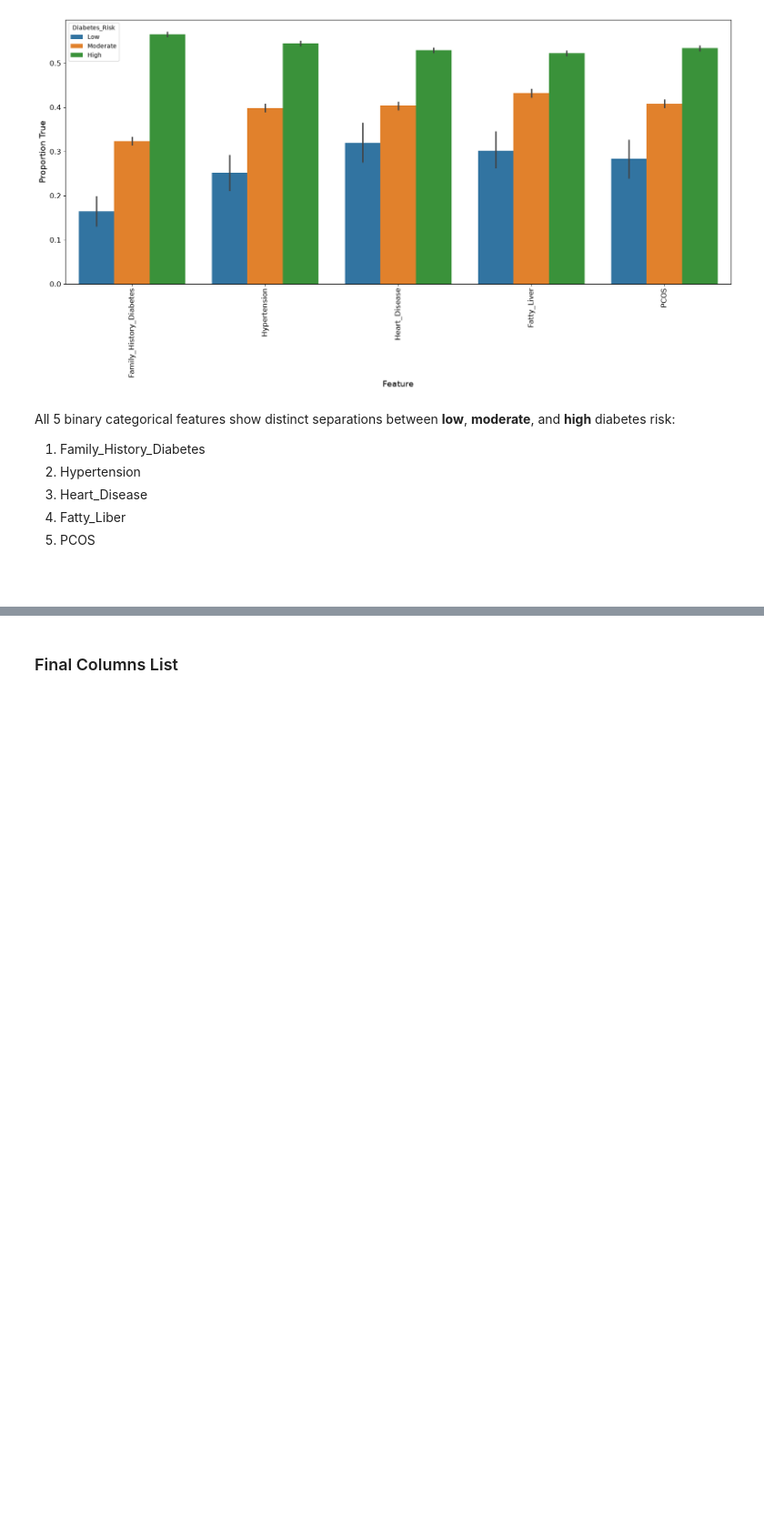
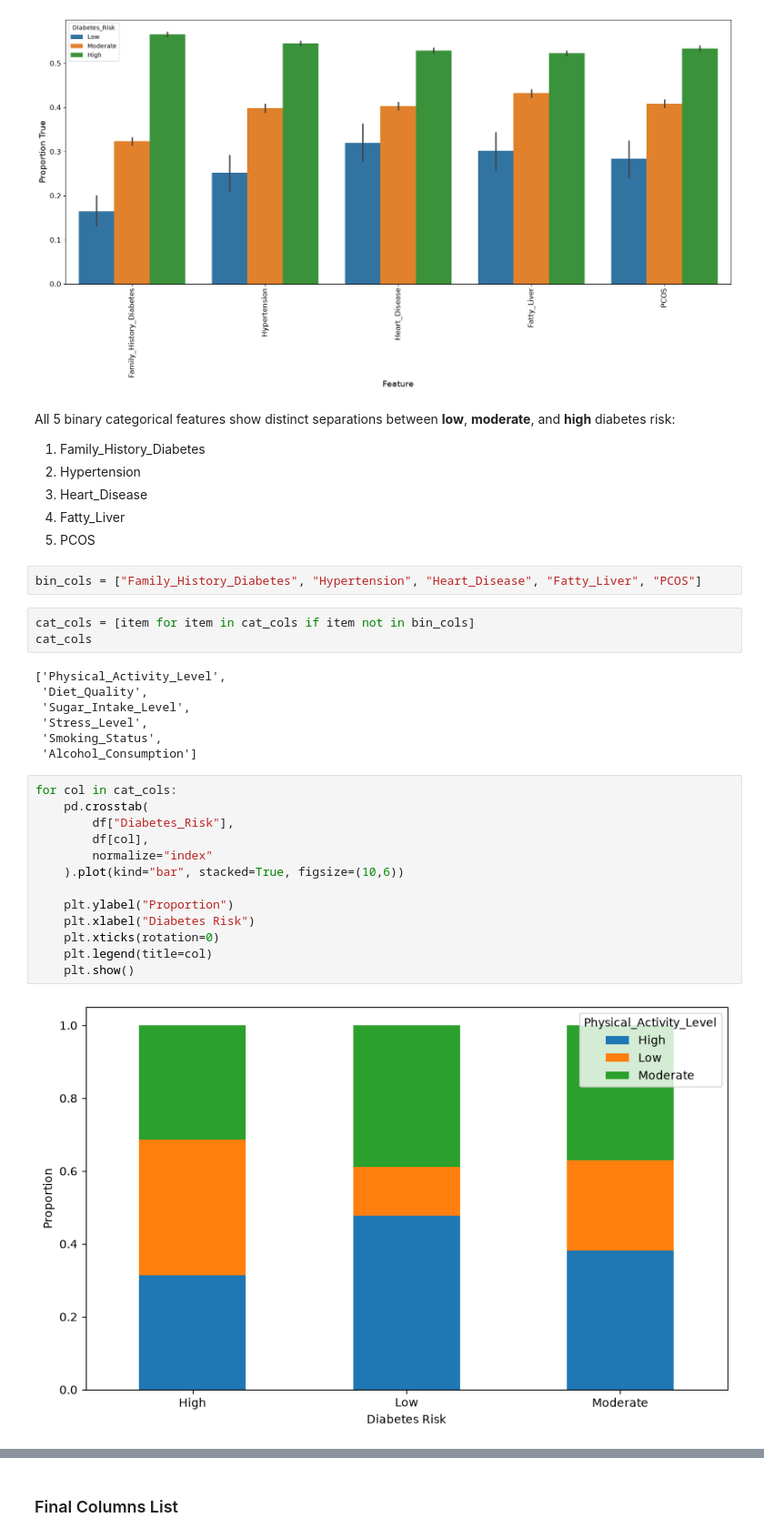
Before and after one commit to shiamakd25/diabetes_pred, a Jupyter notebook: explore.ipynb, the cells around one changed output, grey strips where cells are left out. Shown at 91% size. Saved outputs shown, nothing was run; the diff lists cells and outputs as text; blank space fills up the shorter version.

```diff
--- a/explore.ipynb
+++ b/explore.ipynb
@@ -142,7 +145,32 @@ All 5 binary categorical features show distinct separations between __low__, __m
 1. Family_History_Diabetes
 1. Hypertension
 1. Heart_Disease
-1. Fatty_Liber
+1. Fatty_Liver
 1. PCOS
-# %% [markdown]
-##
+# %%
+bin_cols = ["Family_History_Diabetes", "Hypertension", "Heart_Disease", "Fatty_Liver", "PCOS"]
+# %%
+cat_cols = [item for item in cat_cols if item not in bin_cols]
+cat_cols
+# %% [output]
+['Physical_Activity_Level',
+ 'Diet_Quality',
+ 'Sugar_Intake_Level',
+ 'Stress_Level',
+ 'Smoking_Status',
+ 'Alcohol_Consumption']
+# %%
+for col in cat_cols:
+    pd.crosstab(
+        df["Diabetes_Risk"],
+        df[col],
+        normalize="index"
+    ).plot(kind="bar", stacked=True, figsize=(10,6))
+
+    plt.ylabel("Proportion")
+    plt.xlabel("Diabetes Risk")
+    plt.xticks(rotation=0)
+    plt.legend(title=col)
+    plt.show()
+# %% [output]
+[figure, added]
```
Also changed, not shown: parts of 11 cells of this notebook.
